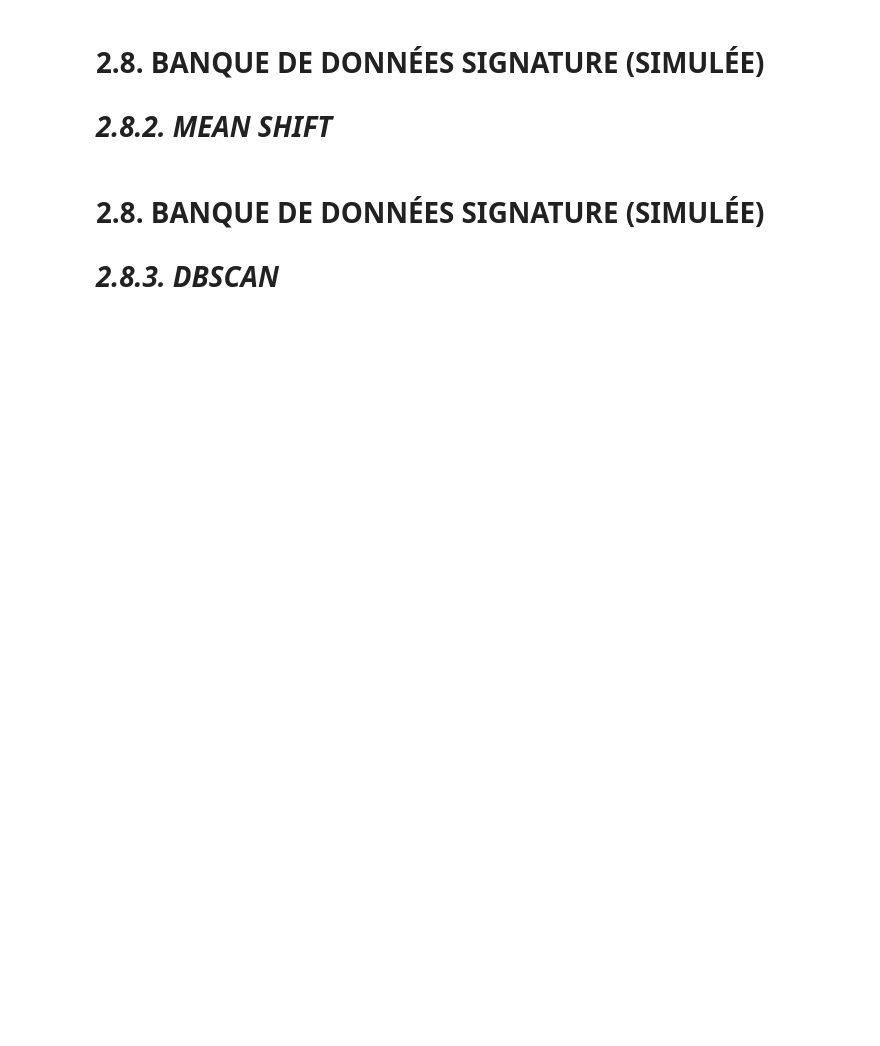
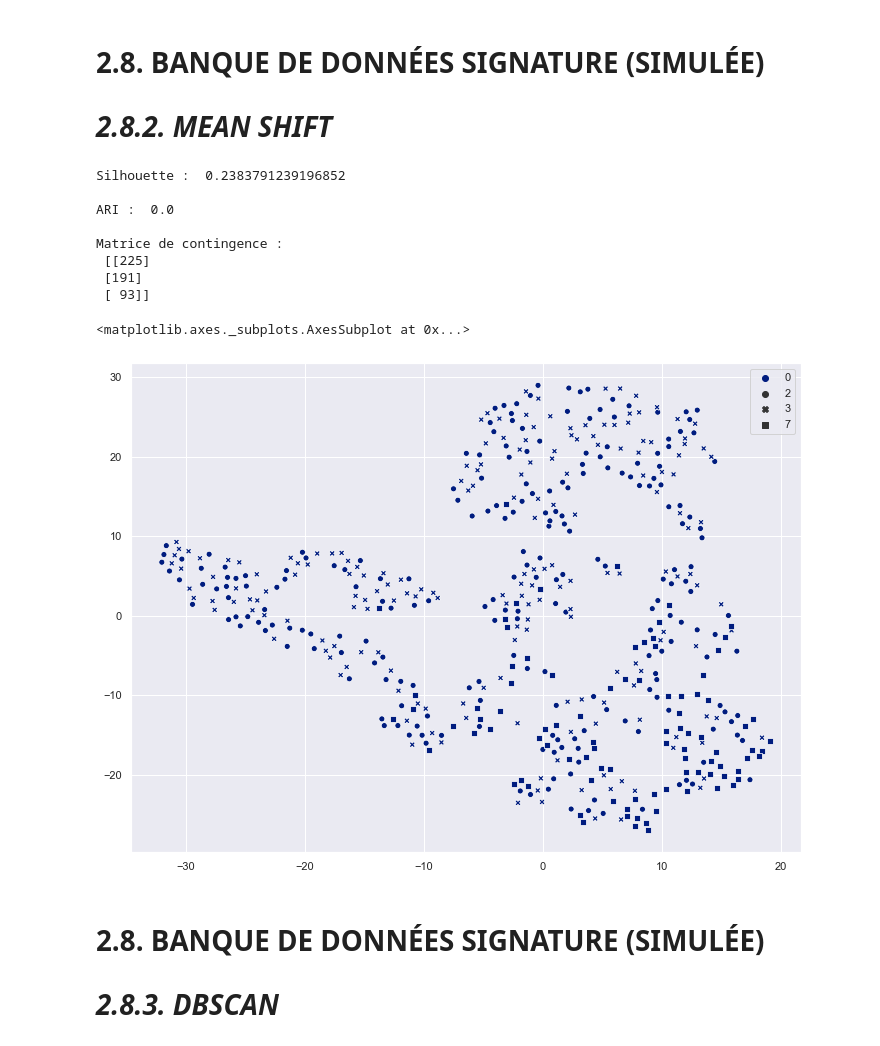
Before and after one commit to pnplab/ML_CRIUSMM, a Jupyter notebook: cours_4/cours_4.ipynb, the cells around one changed output. Drawn from its saved outputs; the diff is of its cells as text; code cells hidden in the pictures; blank space fills up the shorter version.

```diff
--- a/cours_4/cours_4.ipynb
+++ b/cours_4/cours_4.ipynb
@@ -446,35 +430,15 @@ from matplotlib.patches import Patch
 # Importons un ensemble de données
 data = pd.read_csv('../data/sim_data_signature_small.csv')
 data = data[data.CIMDX != 1]
+data = data[data.CIMDX != 4]
 data = data[data.CIMDX != 5]
 data = data[data.CIMDX != 6]
-data = data.dropna()
+data = data[data.CIMDX != 0]
 
-features_cols = ['AGE', 'BGHTTA', 'PSQ_SS']
+features_cols = ['PHQ9TT', 'CEVQOTT', 'DAST10TT', 'AUDITTT', 'STAIYTT']
 
 X = data.loc[:, features_cols]
 y = data['CIMDX']
-
-scaler = StandardScaler()
-X = scaler.fit_transform(X)
-
-# -----------------------------------------------------------------------------
-# ÉTAPE 4 : définir et entraîner le modèle
-# -----------------------------------------------------------------------------
-
-# Importons un ensemble de données
-data = pd.read_csv('../data/sim_data_signature_small.csv')
-data = data[data.CIMDX != 1]
-data = data[data.CIMDX != 4]
-data = data[data.CIMDX != 5]
-data = data[data.CIMDX != 6]
-data = data.dropna()
-
-features_cols = ['AGE', 'UPPSPPU', 'SES', 'BGHTTD', 'CEVQOTP', 'PHQ9TT']
-#features_cols = ['AGE', 'UPPSPPU', 'SES']
-
-X = data.loc[:, features_cols]
-y = data['CIMDX'].astype(int)
 
 scaler = StandardScaler()
 X = scaler.fit_transform(X)
@@ -482,50 +446,44 @@ X = scaler.fit_transform(X)
 # -----------------------------------------------------------------------------
 # ÉTAPE 4 : définir et entraîner le modèle
 # -----------------------------------------------------------------------------
 
 X_PCA = PCA(n_components=2).fit_transform(X)
 
 X_final = X_PCA
 #X_final = X
 
 bandwidth = estimate_bandwidth(X_final, quantile=0.3)
 
 model = MeanShift(bandwidth=bandwidth, cluster_all=True)
 model.fit(X_final)
 
 labels_pred = (model.labels_).astype(int)
 labels_true = np.array(y.astype(int))
 
 if np.max(labels_pred) > 0:
     silhouette = metrics.silhouette_score(X, labels_pred)
 ARI = metrics.adjusted_rand_score(labels_true, labels_pred)
 
 print('\nSilhouette : ', silhouette)
 print('\nARI : ', ARI)
 print('\nMatrice de contingence : \n', metrics.cluster.contingency_matrix(labels_true, labels_pred))
 
 # tSNE
 X_embedded = TSNE(n_components=2).fit_transform(X_final)
 sns.set(rc={'figure.figsize':(12,9)})
 palette = sns.color_palette("dark", np.size(np.unique(labels_pred)))
 sns.scatterplot(X_embedded[:,0], X_embedded[:,1], hue=labels_pred, style=labels_true, legend='full', palette=palette)
-
-"""
-# Graphiqe
-true_markers = ['o','x']
-pred_colors = ['b','r']
-
-fig= plt.figure(figsize=(12,10))
-ax = fig.add_subplot(111)
-for i in range(X.shape[0]):
-    ax.scatter(X_final[i,0],X_final[i,1], marker=true_markers[labels_true[i]-2], c=pred_colors[labels_pred[i]], s=100)
-
-legend_elements = [Patch(facecolor='b', edgecolor='b', label='Pred 0'),
-                   Patch(facecolor='r', edgecolor='r', label='Pred 1'),
-                   Line2D([0], [0], marker='o', color='k', label='True 2', markerfacecolor='k', markersize=10),
-                   Line2D([0], [0], marker='x', color='k', label='True 3', markerfacecolor='k', markersize=10)]
-ax.legend(handles=legend_elements)
-"""
+# %% [output]
+Silhouette :  0.2383791239196852
+
+ARI :  0.0
+
+Matrice de contingence :
+ [[225]
+ [191]
+ [ 93]]
+<matplotlib.axes._subplots.AxesSubplot at 0x...>
+[figure, added]
 # %% [markdown]
 # 2.8. BANQUE DE DONNÉES SIGNATURE (SIMULÉE)
 
```
Also changed, not shown: parts of 4 cells of this notebook, 1 other file.
